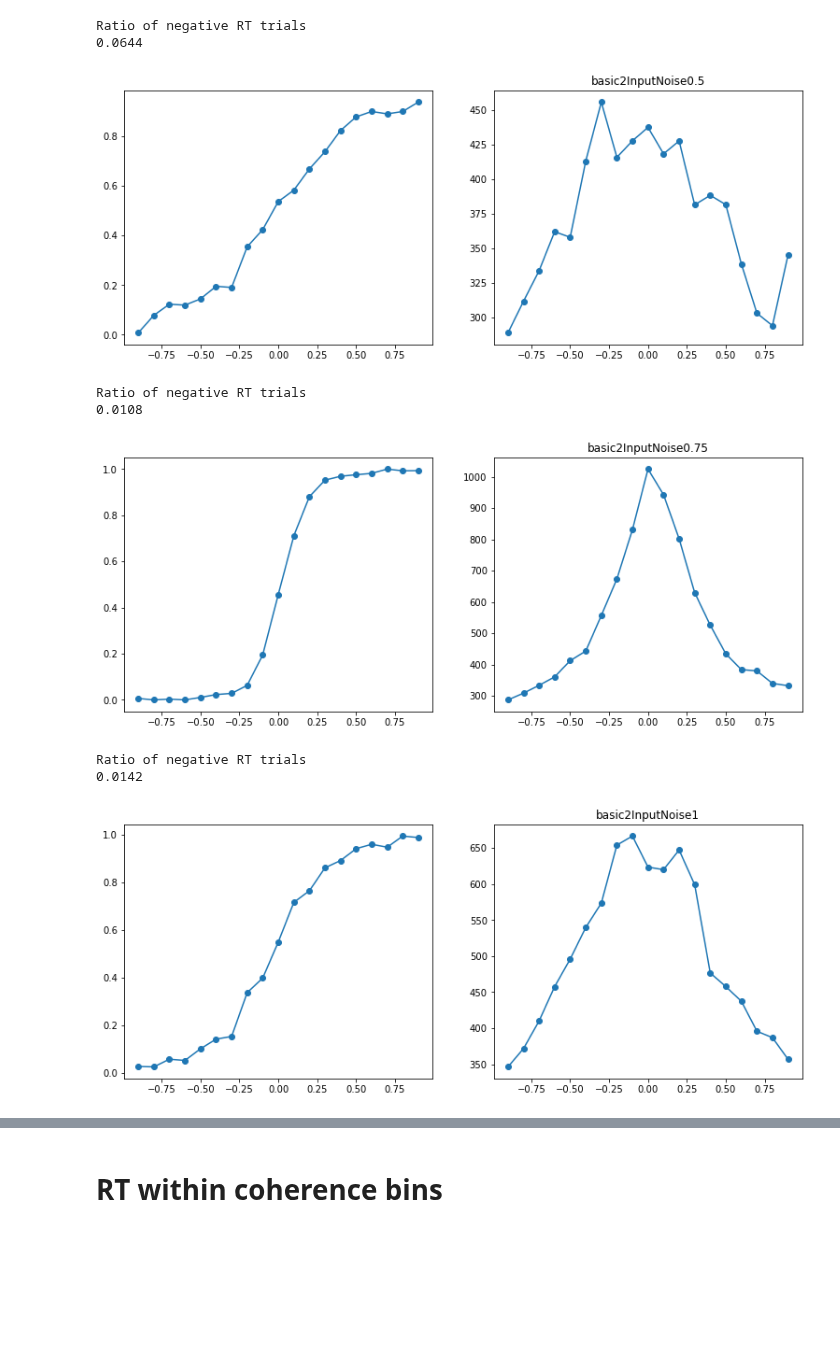
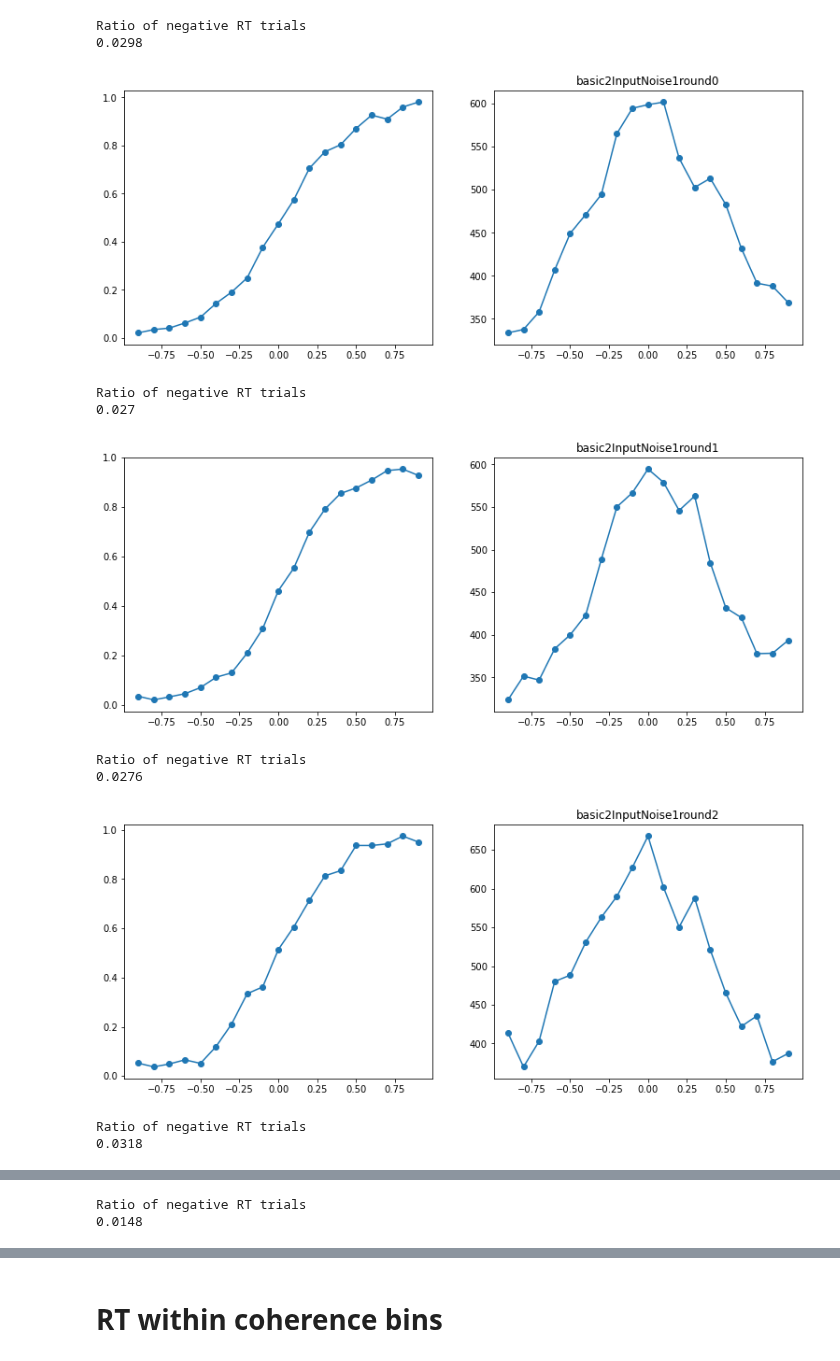
Before and after one commit to trustyuke/PsychRNN, a Jupyter notebook: analyzeInputNoise.ipynb, the cells around one changed output, grey strips where cells are left out. Cells and saved outputs as stored; diff of their text form; code cells hidden in the pictures; blank space fills up the shorter version.

```diff
--- a/analyzeInputNoise.ipynb
+++ b/analyzeInputNoise.ipynb
@@ -12,11 +12,9 @@ from matplotlib import pyplot as plt
 %matplotlib inline
 # %%
 # plot losses for all 10 rounds of a given noise
-loss_name = ["basic2InputNoise0.5", "basic2InputNoise0.75", "basic2InputNoise1"]
-for i in range(3):
-    readFileName = "./losses/" + loss_name[i] + ".txt"
+loss_name = "basic2InputNoise1round"
+for i in range(10):
+    readFileName = "./losses/" + loss_name + str(i) + ".txt"
     df = pd.read_csv(readFileName, delimiter = "\t")
-    plt.plot(df, label = loss_name[i])
-
-plt.legend()
+    plt.plot(df)
 # %% [output]
@@ -25,30 +22,32 @@ plt.legend()
 # %%
 # plot session summary for all 10 rounds of a given noise
-for i in range(3):
-    resultFile = "./resultData/" + loss_name[i] + ".csv"
+for i in range(10):
+    resultFile = "./resultData/" + loss_name + str(i) + ".csv"
     checker_df = pd.read_csv(resultFile)
 
     checker_mean = checker_df.groupby('coherence_bin').mean().reset_index()
 
     plt.figure(figsize=(13, 5))
     plt.subplot(1,2,1)
     plt.plot(checker_mean['coherence_bin'], checker_mean['green_decision'])
     plt.scatter(checker_mean['coherence_bin'], checker_mean['green_decision'])
 
     plt.subplot(1,2,2)
     plt.plot(checker_mean['coherence_bin'], checker_mean['decision_time'])
     plt.scatter(checker_mean['coherence_bin'], checker_mean['decision_time'])
-    plt.title(loss_name[i])
+    plt.title(loss_name + str(i))
     print("Ratio of negative RT trials")
     print(np.sum(checker_df["decision_time"] < 0)/5000)
     plt.show()
 # %% [output]
 Ratio of negative RT trials
-0.0644
+0.0298
-[figure, old version]
+[figure, new version]
 Ratio of negative RT trials
-0.0108
+0.027
-[figure, old version]
+[figure, new version]
 Ratio of negative RT trials
-0.0142
+0.0276
-[figure, old version]
+[figure, new version]
+Ratio of negative RT trials
+0.0318
@@ -54,0 +55,2 @@ Ratio of negative RT trials
+Ratio of negative RT trials
+0.0148
```
Also changed, not shown: parts of 2 cells of this notebook, 14 other files.
